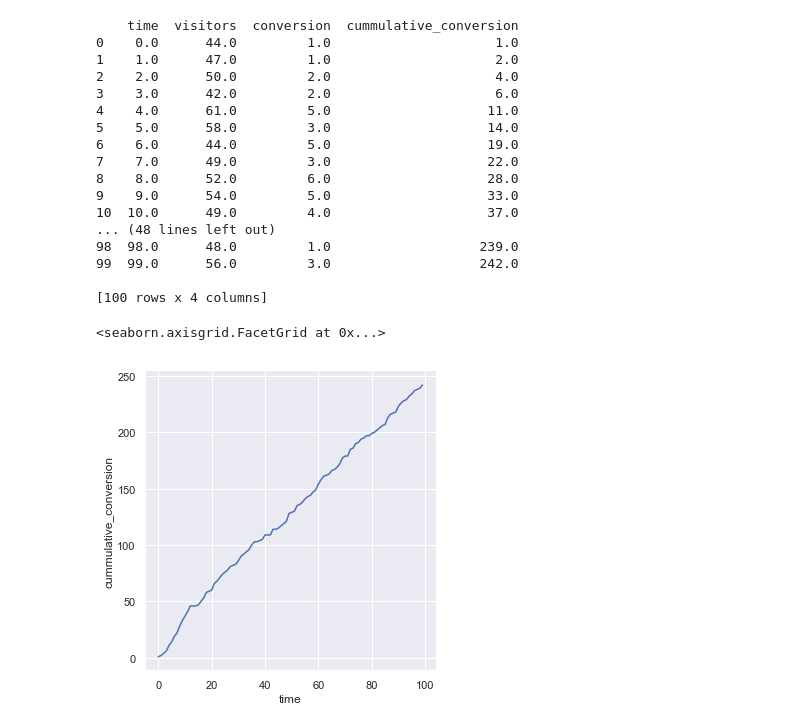
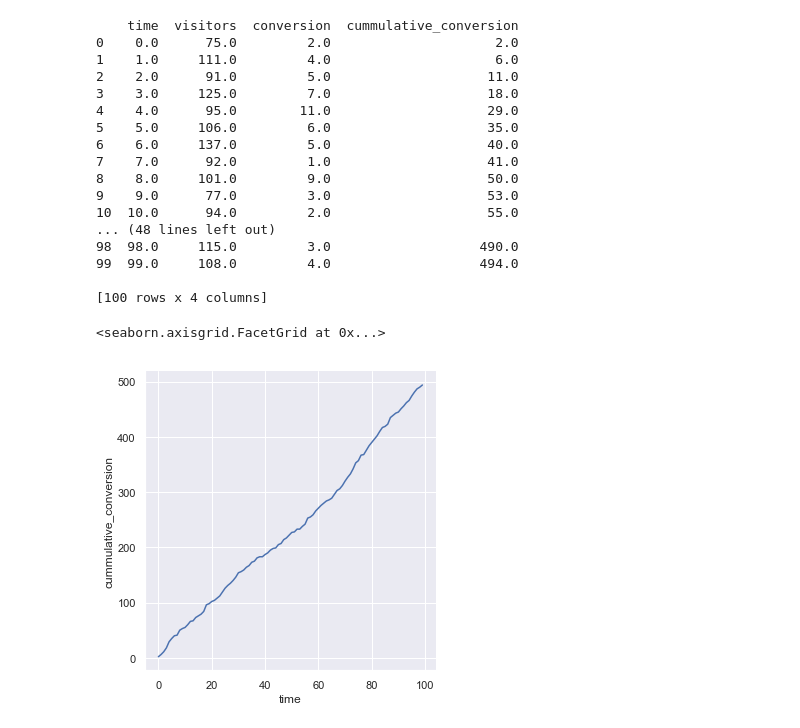
Before and after one commit to imrehg/mc-model-playground, a Jupyter notebook: index.ipynb, the cells around one changed output. Saved outputs shown, nothing was run; the diff lists cells and outputs as text; code cells hidden in the pictures.

```diff
--- a/index.ipynb
+++ b/index.ipynb
@@ -7,7 +7,7 @@ import openturns as ot
 import seaborn as sns
 sns.set(style="darkgrid")
 # %%
-visitors1 = 50
+visitors1 = 100
 conversion1 = 0.05
 
 timesteps = 100
@@ -139,45 +139,45 @@ Mean: 250.191, Std: 15.52
 # %%
-ot.RandomGenerator.SetSeed(0)  # needed since we use OpenTURNS for the distribution
+ot.RandomGenerator.SetSeed(0)
 
-visitors2 = ot.Normal(visitors1, 5)
+visitors2 = ot.Normal(visitors1, 20)
 conversion2 = ot.Normal(conversion1, 0.01)
 
 def probabilistic_dist(visitors, conversion, timesteps):
     results = np.zeros((timesteps, 4))
     results[:, 0] = np.arange(0, timesteps)
     for i in range(0, timesteps):
         conversion_now = ot.Bernoulli(conversion.getSample(1)[0][0])
         visitors_now = np.int(np.round(visitors.getSample(1)[0][0]))
         results[i, 1] = visitors_now
         results[i, 2] = np.sum(conversion_now.getSample(visitors_now))
         if i > 0:
             results[i, 3] = results[i-1, 3] + results[i, 2]
         else:
             results[i, 3] = results[i, 2]
     return pd.DataFrame(results, columns=["time", "visitors", "conversion", "cummulative_conversion"])
 
 
 results_mc1 = probabilistic_dist(visitors2, conversion2, timesteps)
 print(results_mc1)
 sns.relplot(x="time", y="cummulative_conversion", kind="line", data=results_mc1)
 # %% [output]
     time  visitors  conversion  cummulative_conversion
-0    0.0      44.0         1.0                     1.0
-1    1.0      47.0         1.0                     2.0
-2    2.0      50.0         2.0                     4.0
-3    3.0      42.0         2.0                     6.0
-4    4.0      61.0         5.0                    11.0
-5    5.0      58.0         3.0                    14.0
-6    6.0      44.0         5.0                    19.0
-7    7.0      49.0         3.0                    22.0
-8    8.0      52.0         6.0                    28.0
-9    9.0      54.0         5.0                    33.0
-10  10.0      49.0         4.0                    37.0
+0    0.0      75.0         2.0                     2.0
+1    1.0     111.0         4.0                     6.0
+2    2.0      91.0         5.0                    11.0
+3    3.0     125.0         7.0                    18.0
+4    4.0      95.0        11.0                    29.0
+5    5.0     106.0         6.0                    35.0
+6    6.0     137.0         5.0                    40.0
+7    7.0      92.0         1.0                    41.0
+8    8.0     101.0         9.0                    50.0
+9    9.0      77.0         3.0                    53.0
+10  10.0      94.0         2.0                    55.0
 ... (48 lines left out)
-98  98.0      48.0         1.0                   239.0
-99  99.0      56.0         3.0                   242.0
+98  98.0     115.0         3.0                   490.0
+99  99.0     108.0         4.0                   494.0
 
 [100 rows x 4 columns]
 <seaborn.axisgrid.FacetGrid at 0x...>
-[figure, old version]
+[figure, new version]
 # %%
```
Also changed, not shown: parts of 5 cells of this notebook.
